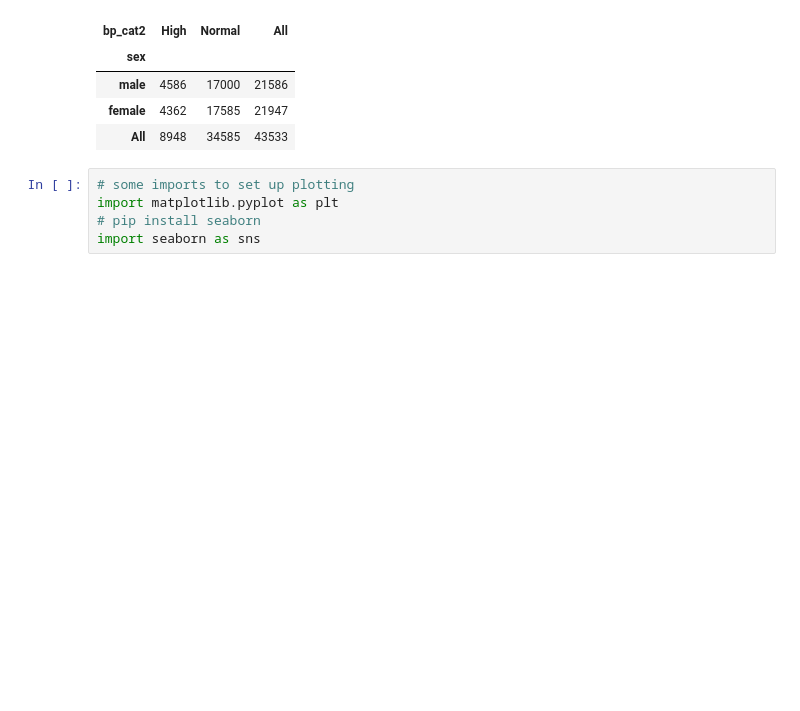
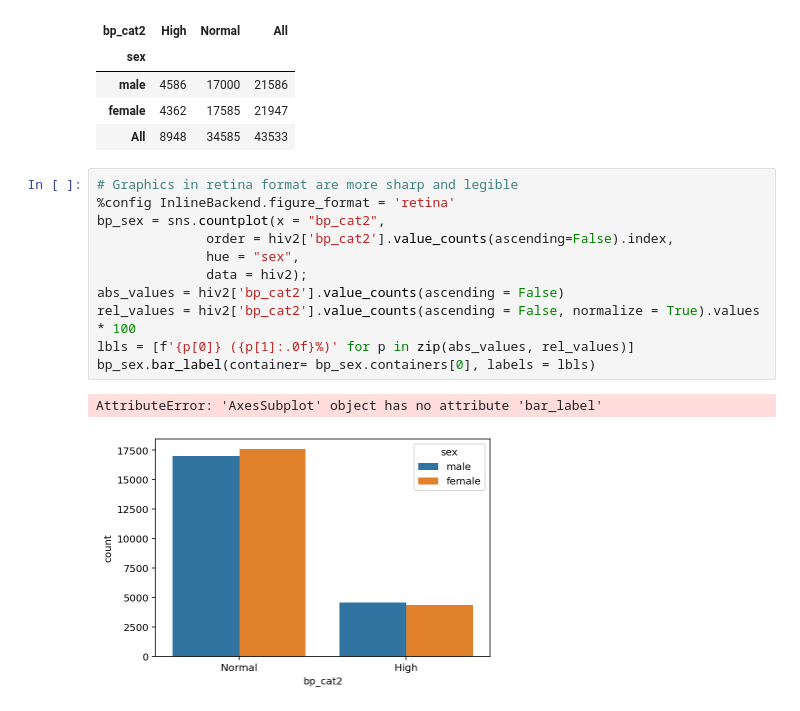
Before and after one commit to boniale/PDA_Python_HTN_PLWHIV, a Jupyter notebook: PDA_Report.ipynb, the cells around one changed output. Drawn from its saved outputs; the diff is of its cells as text; blank space fills up the shorter version.

```diff
--- a/PDA_Report.ipynb
+++ b/PDA_Report.ipynb
@@ -126,8 +159,17 @@ pd.crosstab(hiv2["sex"], hiv2["bp_cat2"], margins = True)
 | male | 4586 | 17000 | 21586 |
 | female | 4362 | 17585 | 21947 |
 | All | 8948 | 34585 | 43533 |
-# %%
-# some imports to set up plotting
-import matplotlib.pyplot as plt
-# pip install seaborn
-import seaborn as sns
+# %%
+# Graphics in retina format are more sharp and legible
+%config InlineBackend.figure_format = 'retina'
+bp_sex = sns.countplot(x = "bp_cat2",
+              order = hiv2['bp_cat2'].value_counts(ascending=False).index,
+              hue = "sex",
+              data = hiv2);
+abs_values = hiv2['bp_cat2'].value_counts(ascending = False)
+rel_values = hiv2['bp_cat2'].value_counts(ascending = False, normalize = True).values * 100
+lbls = [f'{p[0]} ({p[1]:.0f}%)' for p in zip(abs_values, rel_values)]
+bp_sex.bar_label(container= bp_sex.containers[0], labels = lbls)
+# %% [output]
+AttributeError: 'AxesSubplot' object has no attribute 'bar_label'
+[figure, added]
```
Also changed, not shown: parts of 12 cells of this notebook.
